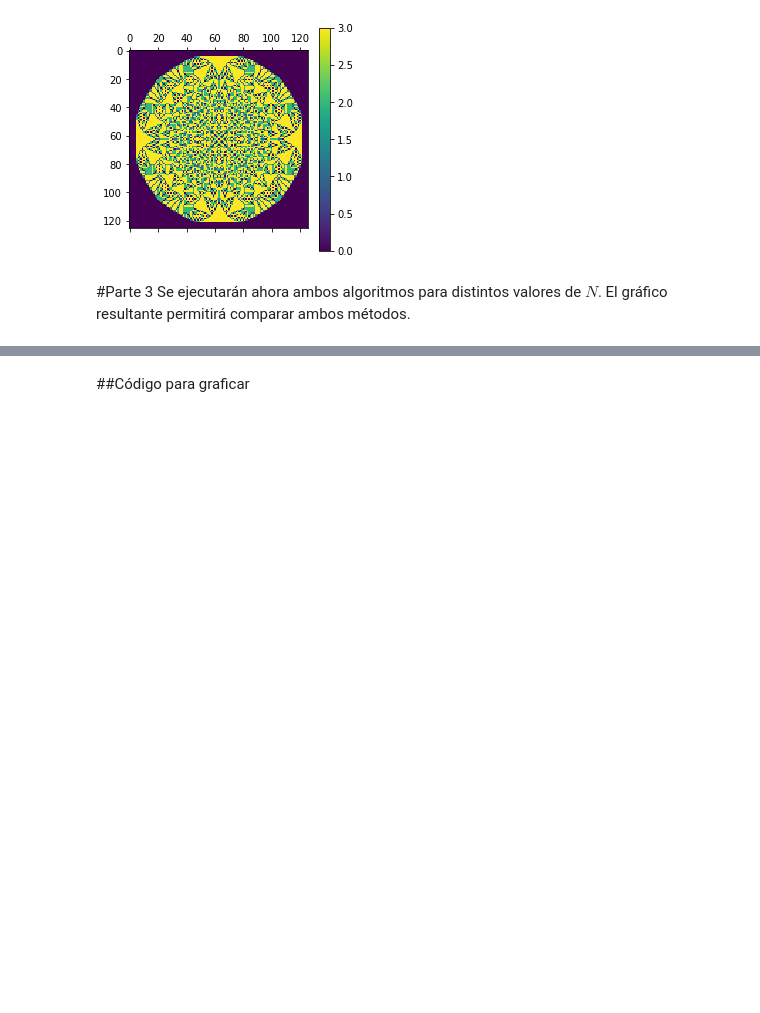
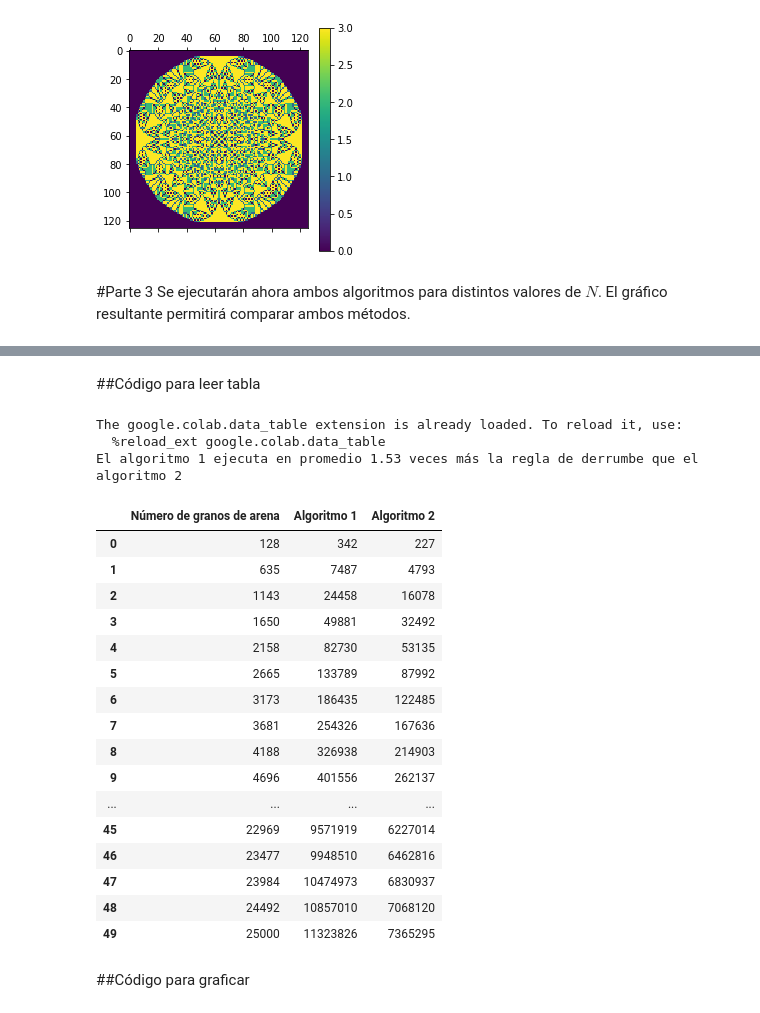
Before and after one commit to DiegoRomanCortes/AED, a Jupyter notebook: PilaArena.ipynb, the cells around one changed output, grey strips where cells are left out. Cells and saved outputs as stored; diff of their text form; code cells hidden in the pictures; blank space fills up the shorter version.

```diff
--- a/PilaArena.ipynb
+++ b/PilaArena.ipynb
@@ -97,6 +97,45 @@ Estado final para $N = 25000$
 ![25000](https://github.com/DiegoRomanCortes/AED/blob/master/25000.png?raw=true)
 # %% [markdown]
 ![texto alternativo](https://github.com/DiegoRomanCortes/AED/blob/master/alg25000.png?raw=true)
+# %% [markdown]
+##Código para leer tabla
+# %%
+import pandas as pd
+from astropy.utils.data import download_file
+from google.colab import data_table
+%load_ext google.colab.data_table
+
+archivo = download_file("https://github.com/DiegoRomanCortes/AED/blob/master/alg25000.csv?raw=true")
+df = pd.read_csv(archivo)
+df = df.drop("Unnamed: 0", axis = 1)
+
+razon = df['Algoritmo 1']/df['Algoritmo 2']
+razon = razon.mean()
+razon = razon*100//1/100
+print("El algoritmo 1 ejecuta en promedio", razon, "veces más la regla de derrumbe que el algoritmo 2")
+
+data_table.DataTable(df, include_index=False, num_rows_per_page=50)
+# %% [output]
+The google.colab.data_table extension is already loaded. To reload it, use:
+  %reload_ext google.colab.data_table
+El algoritmo 1 ejecuta en promedio 1.53 veces más la regla de derrumbe que el algoritmo 2
+|  | Número de granos de arena | Algoritmo 1 | Algoritmo 2 |
+| 0 | 128 | 342 | 227 |
+| 1 | 635 | 7487 | 4793 |
+| 2 | 1143 | 24458 | 16078 |
+| 3 | 1650 | 49881 | 32492 |
+| 4 | 2158 | 82730 | 53135 |
+| 5 | 2665 | 133789 | 87992 |
+| 6 | 3173 | 186435 | 122485 |
+| 7 | 3681 | 254326 | 167636 |
+| 8 | 4188 | 326938 | 214903 |
+| 9 | 4696 | 401556 | 262137 |
+| ... | ... | ... | ... |
+| 45 | 22969 | 9571919 | 6227014 |
+| 46 | 23477 | 9948510 | 6462816 |
+| 47 | 23984 | 10474973 | 6830937 |
+| 48 | 24492 | 10857010 | 7068120 |
+| 49 | 25000 | 11323826 | 7365295 |
 # %% [markdown]
 ##Código para graficar
 # %%
```
Also changed, not shown: parts of 4 cells of this notebook.
